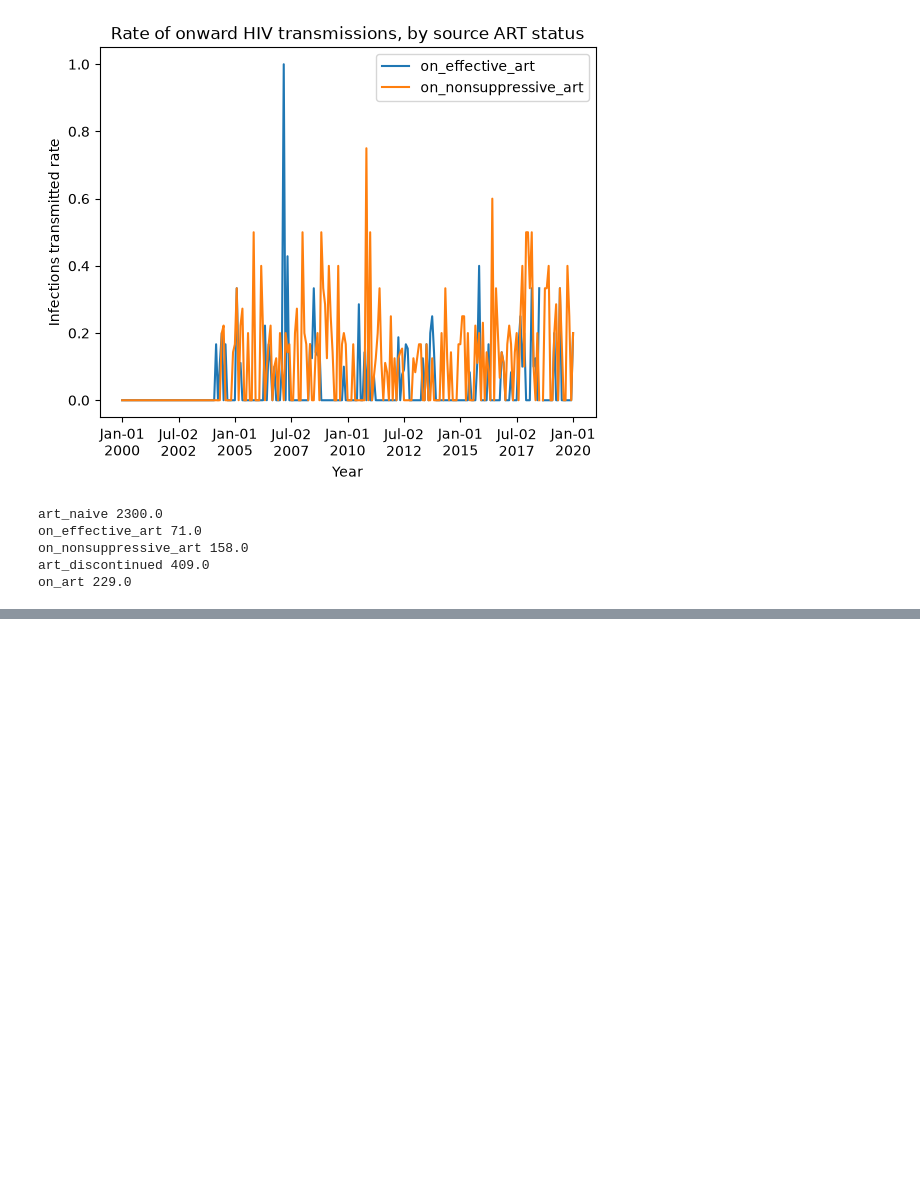
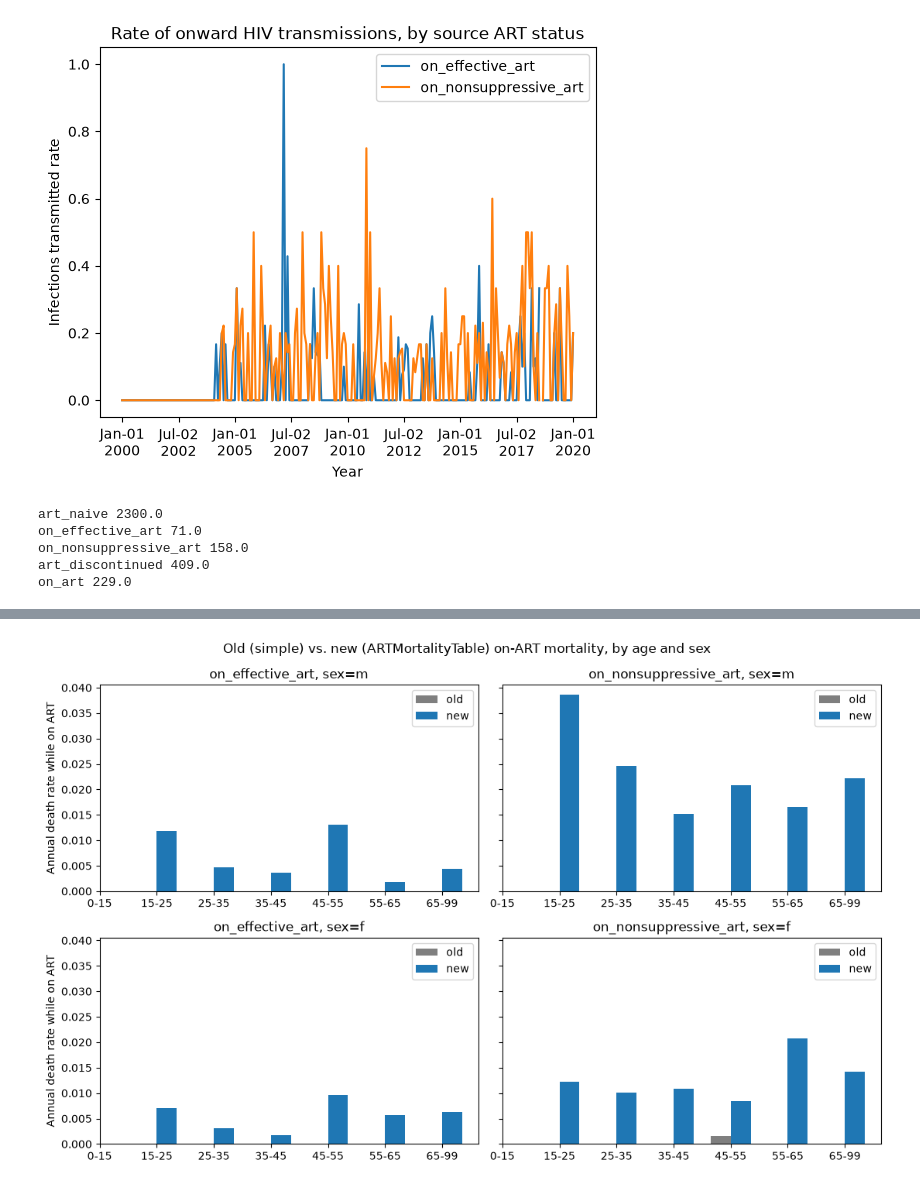
Before and after one commit to dtcitron/HIVSim_notes, a Jupyter notebook: Testing_new_ART_transmission_and_mortality.ipynb, the cells around one changed output, grey strips where cells are left out. Drawn from its saved outputs; the diff is of its cells as text; code cells hidden in the pictures; blank space fills up the shorter version.

Commit message:
Notes and scripts for adjusting mortality and transmission by ART status, as well as adding NonSuppressiveART and EffectiveART

```diff
--- a/Testing_new_ART_transmission_and_mortality.ipynb
+++ b/Testing_new_ART_transmission_and_mortality.ipynb
@@ -255,0 +488,10 @@ on_art 229.0
+# %%
+start = 2005
+stop = 2020
+n_agents = 10_000
+art_cov = 0.9
+
+age_bins = [(0, 15), (15, 25), (25, 35), (35, 45), (45, 55), (55,65), (65,99)]
+date_range = (start, stop)
+
+trackers, yearvec = run_mortality_comparison(age_bins, n_agents=10_000, start=2000, stop=2020)
@@ -255,0 +501,7 @@ on_art 229.0
+# %%
+date_range_comparison = (2015,2020)
+comparison = summarize_mortality_comparison(trackers, yearvec, age_bins, date_range=date_range_comparison)
+
+print(f'Old vs. new ARTMortality comparison, {date_range_comparison[0]}-{date_range_comparison[1]} (annual death rate while on ART):')
+print(comparison.pivot_table(index=['adherence', 'sex', 'age_band'], columns='version',
+                              values='annual_death_rate').to_string(float_format='%.4f'))
@@ -255,0 +526,7 @@ on_art 229.0
+# %%
+age_labels = [_bin_label(lo, hi) for lo, hi in age_bins]
+plot_mortality_comparison(comparison, age_labels)
+
+plt.show()
+# %% [output]
+[figure, added]
```
Also changed, not shown: parts of 10 cells of this notebook, 3 other files.
